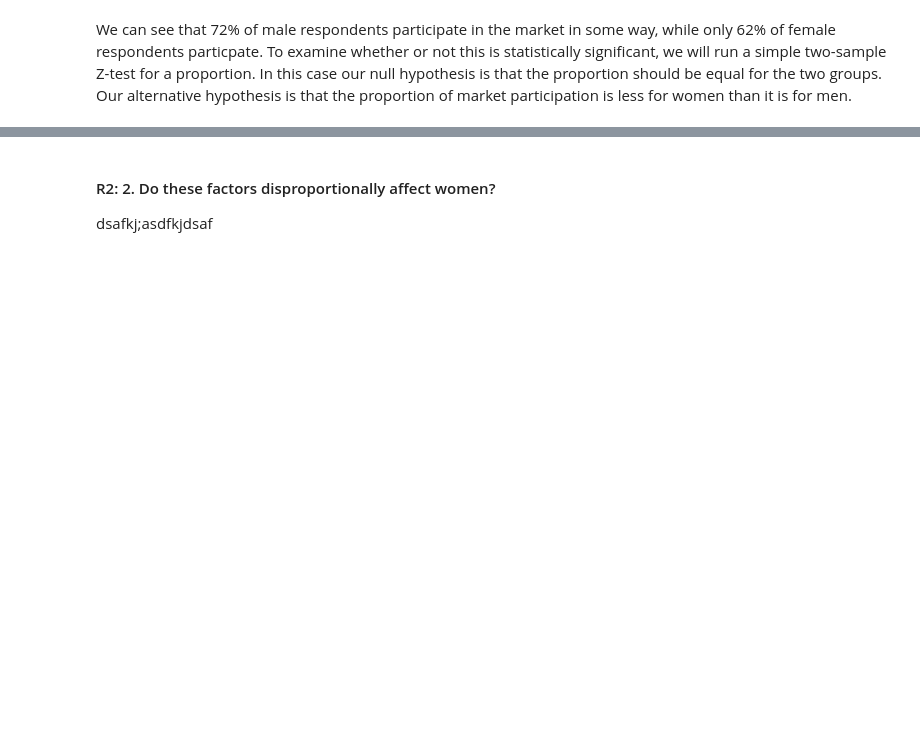
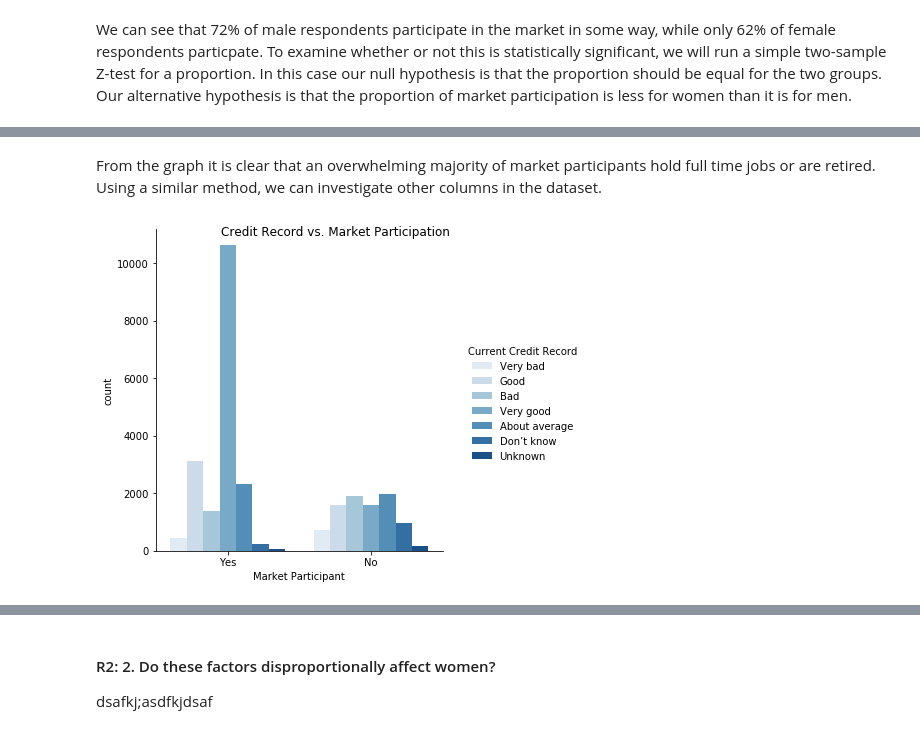
Before and after one commit to stavem/data-512-final, a Jupyter notebook: Final_Report.ipynb, the cells around one changed output, grey strips where cells are left out. Cells and saved outputs as stored; diff of their text form; code cells hidden in the pictures; blank space fills up the shorter version.

```diff
--- a/Final_Report.ipynb
+++ b/Final_Report.ipynb
@@ -370,0 +468,31 @@ plt.show()
+# %% [markdown]
+From the graph it is clear that an overwhelming majority of market participants hold full time jobs or are retired.   Using a similar method, we can investigate other columns in the dataset.
+# %%
+def set_credit_record(score):
+    switcher = {
+        1: "Very bad",
+        2: "Bad",
+        3: "About average",
+        4: "Good",
+        5: "Very good",
+        98: "Don’t know",
+        99: "Prefer not to say"
+    }
+    return switcher.get(score, "Unknown")
+
+df['cat_current_credit_record'] = df.apply(lambda x: set_credit_record(x['current_credit_record']),axis=1)
+
+
+# plot the distribution
+g4 = sns.catplot(x="cat_market_participant",
+            kind="count",
+            data=df,
+            hue="cat_current_credit_record",
+            palette=("Blues")
+           )
+g4.set(xlabel='Market Participant', )
+g4._legend.set_title("Current Credit Record")
+g4.fig.suptitle('Credit Record vs. Market Participation')
+g4.savefig('./figures/g4.png')
+# %% [output]
+[figure, added]
```
Also changed, not shown: parts of 30 cells of this notebook, 7 other files.
